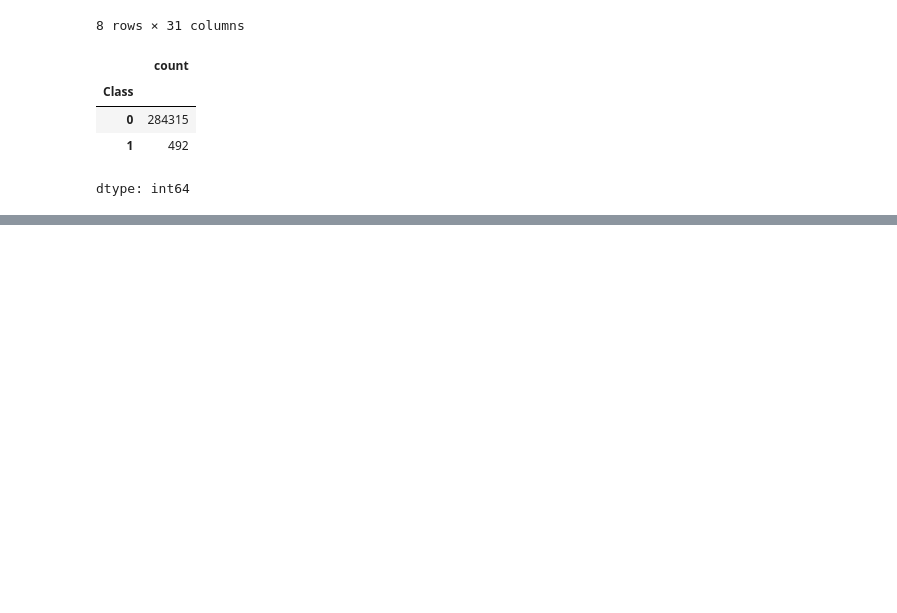
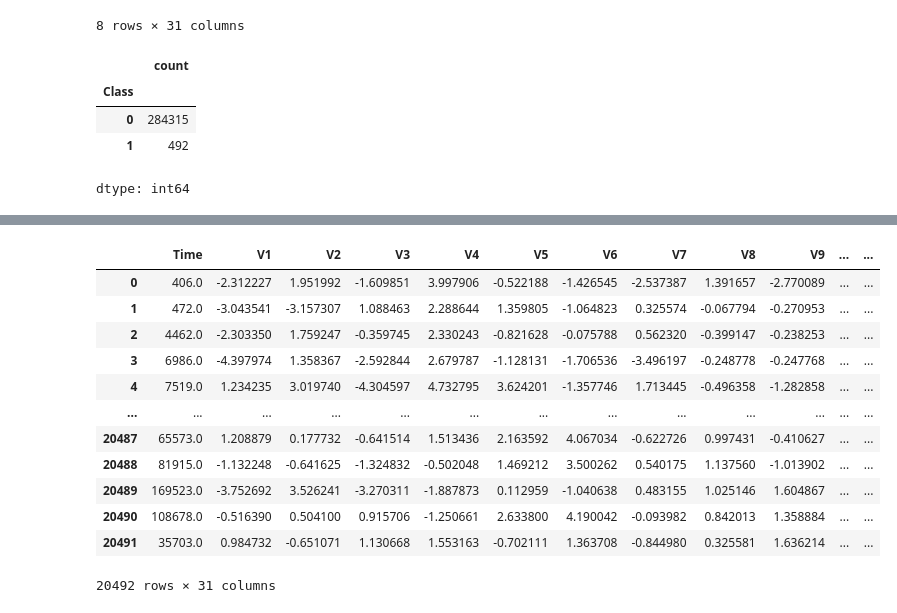
Before and after one commit to AbdelmoezAlaa91/Credit-card-fraud-detection, a Jupyter notebook: module1.ipynb, the cells around one changed output, grey strips where cells are left out. Saved outputs shown, nothing was run; the diff lists cells and outputs as text; code cells hidden in the pictures; blank space fills up the shorter version.

```diff
--- a/module1.ipynb
+++ b/module1.ipynb
@@ -44,0 +99,17 @@ dtype: int64
+# %%
+df_2=pd.concat([df_class1,df_class0],ignore_index=True)
+df_2
+# %% [output]
+|  | Time | V1 | V2 | V3 | V4 | V5 | V6 | V7 | V8 | V9 | ... | ... |
+| 0 | 406.0 | -2.312227 | 1.951992 | -1.609851 | 3.997906 | -0.522188 | -1.426545 | -2.537387 | 1.391657 | -2.770089 | ... | ... |
+| 1 | 472.0 | -3.043541 | -3.157307 | 1.088463 | 2.288644 | 1.359805 | -1.064823 | 0.325574 | -0.067794 | -0.270953 | ... | ... |
+| 2 | 4462.0 | -2.303350 | 1.759247 | -0.359745 | 2.330243 | -0.821628 | -0.075788 | 0.562320 | -0.399147 | -0.238253 | ... | ... |
+| 3 | 6986.0 | -4.397974 | 1.358367 | -2.592844 | 2.679787 | -1.128131 | -1.706536 | -3.496197 | -0.248778 | -0.247768 | ... | ... |
+| 4 | 7519.0 | 1.234235 | 3.019740 | -4.304597 | 4.732795 | 3.624201 | -1.357746 | 1.713445 | -0.496358 | -1.282858 | ... | ... |
+| ... | ... | ... | ... | ... | ... | ... | ... | ... | ... | ... | ... | ... |
+| 20487 | 65573.0 | 1.208879 | 0.177732 | -0.641514 | 1.513436 | 2.163592 | 4.067034 | -0.622726 | 0.997431 | -0.410627 | ... | ... |
+| 20488 | 81915.0 | -1.132248 | -0.641625 | -1.324832 | -0.502048 | 1.469212 | 3.500262 | 0.540175 | 1.137560 | -1.013902 | ... | ... |
+| 20489 | 169523.0 | -3.752692 | 3.526241 | -3.270311 | -1.887873 | 0.112959 | -1.040638 | 0.483155 | 1.025146 | 1.604867 | ... | ... |
+| 20490 | 108678.0 | -0.516390 | 0.504100 | 0.915706 | -1.250661 | 2.633800 | 4.190042 | -0.093982 | 0.842013 | 1.358884 | ... | ... |
+| 20491 | 35703.0 | 0.984732 | -0.651071 | 1.130668 | 1.553163 | -0.702111 | 1.363708 | -0.844980 | 0.325581 | 1.636214 | ... | ... |
+20492 rows × 31 columns
```
Also changed, not shown: parts of 4 cells of this notebook.
